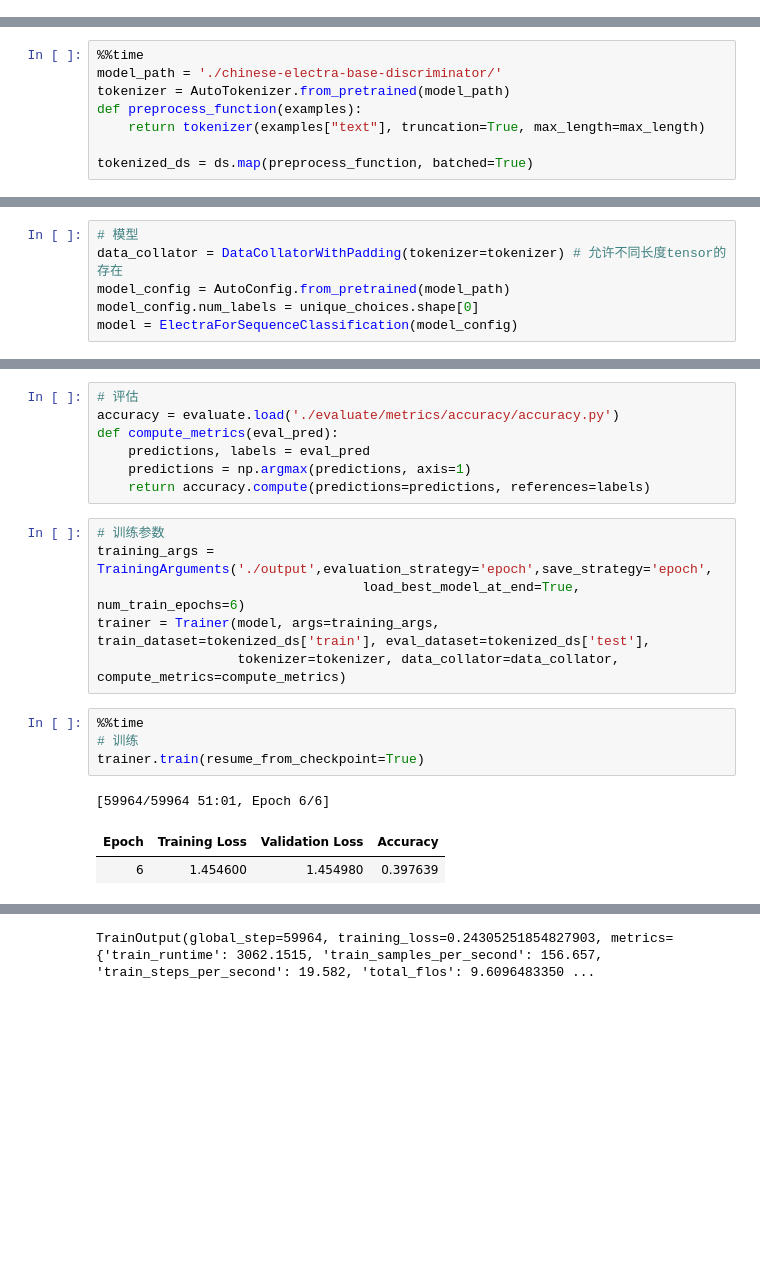
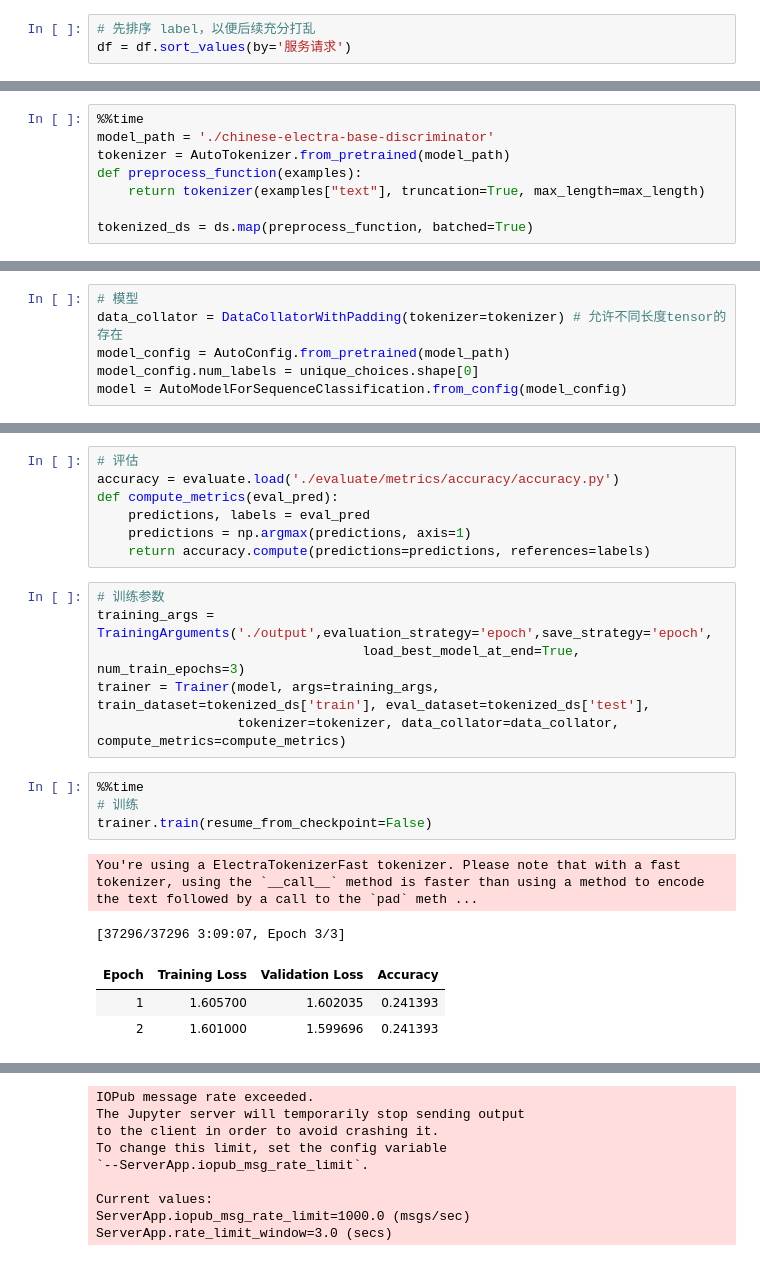
Before and after one commit to Glyco-Protein/Machine-Learning, a Jupyter notebook: SRP/Label_embedding.ipynb, the cells around one changed output, grey strips where cells are left out. Saved outputs shown, nothing was run; the diff lists cells and outputs as text; blank space fills up the shorter version.

```diff
--- a/SRP/Label_embedding.ipynb
+++ b/SRP/Label_embedding.ipynb
@@ -153,0 +164,3 @@ plt.show()
+# %%
+# 先排序 label，以便后续充分打乱
+df = df.sort_values(by='服务请求')
@@ -179,6 +209,6 @@ ds, ds['train'][0], ds['test'][0]
 # %%
 %%time
-model_path = './chinese-electra-base-discriminator/'
+model_path = './chinese-electra-base-discriminator'
 tokenizer = AutoTokenizer.from_pretrained(model_path)
 def preprocess_function(examples):
     return tokenizer(examples["text"], truncation=True, max_length=max_length)
@@ -192,7 +222,7 @@ Wall time: 26.9 s
 data_collator = DataCollatorWithPadding(tokenizer=tokenizer) # 允许不同长度tensor的存在
 model_config = AutoConfig.from_pretrained(model_path)
 model_config.num_labels = unique_choices.shape[0]
-model = ElectraForSequenceClassification(model_config)
+model = AutoModelForSequenceClassification.from_config(model_config)
 # %%
 tokenized_ds['train'][0]
 # %% [output]
@@ -223,14 +253,16 @@ def compute_metrics(eval_pred):
 # %%
 # 训练参数
 training_args = TrainingArguments('./output',evaluation_strategy='epoch',save_strategy='epoch',
-                                  load_best_model_at_end=True, num_train_epochs=6)
+                                  load_best_model_at_end=True, num_train_epochs=3)
 trainer = Trainer(model, args=training_args, train_dataset=tokenized_ds['train'], eval_dataset=tokenized_ds['test'],
                   tokenizer=tokenizer, data_collator=data_collator, compute_metrics=compute_metrics)
 # %%
 %%time
 # 训练
-trainer.train(resume_from_checkpoint=True)
+trainer.train(resume_from_checkpoint=False)
 # %% [output]
-[59964/59964 51:01, Epoch 6/6]
+You're using a ElectraTokenizerFast tokenizer. Please note that with a fast tokenizer, using the `__call__` method is faster than using a method to encode the text followed by a call to the `pad` meth ...
+[37296/37296 3:09:07, Epoch 3/3]
 | Epoch | Training Loss | Validation Loss | Accuracy |
-| 6 | 1.454600 | 1.454980 | 0.397639 |
+| 1 | 1.605700 | 1.602035 | 0.241393 |
+| 2 | 1.601000 | 1.599696 | 0.241393 |
@@ -239 +269,9 @@ Wall time: 51min 3s
-TrainOutput(global_step=59964, training_loss=0.24305251854827903, metrics={'train_runtime': 3062.1515, 'train_samples_per_second': 156.657, 'train_steps_per_second': 19.582, 'total_flos': 9.6096483350 ...
+IOPub message rate exceeded.
+The Jupyter server will temporarily stop sending output
+to the client in order to avoid crashing it.
+To change this limit, set the config variable
+`--ServerApp.iopub_msg_rate_limit`.
+
+Current values:
+ServerApp.iopub_msg_rate_limit=1000.0 (msgs/sec)
+ServerApp.rate_limit_window=3.0 (secs)
```
Also changed, not shown: parts of 15 cells of this notebook, 1 other file.
